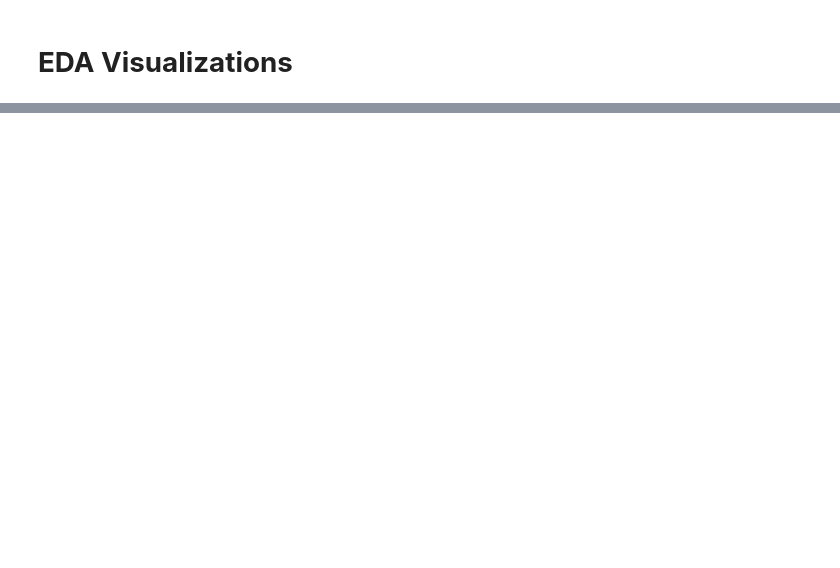
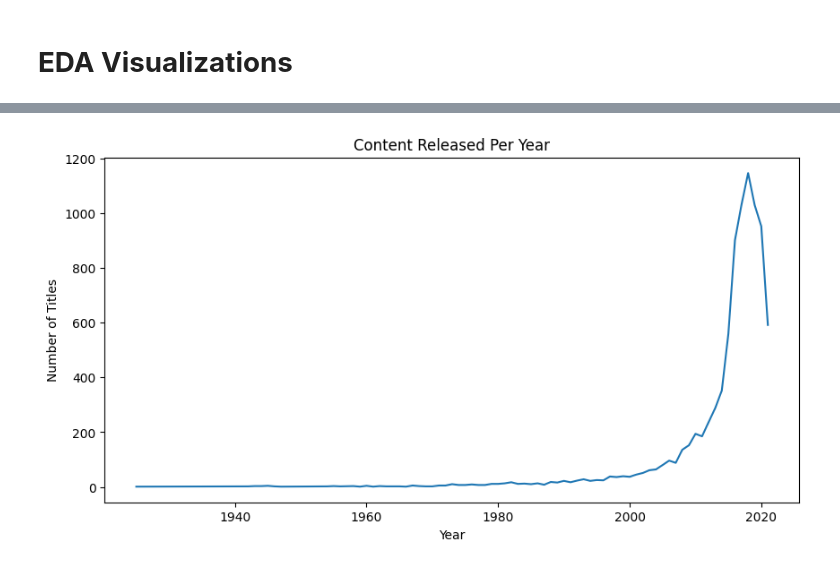
Before and after one commit to Priyahpk/PROJECTS, a Jupyter notebook: Customer_Churn_Data_Preparation_&_EDA.ipynb, the cells around one changed output, grey strips where cells are left out. Cells and saved outputs as stored; diff of their text form; code cells hidden in the pictures; blank space fills up the shorter version.

```diff
--- a/Customer_Churn_Data_Preparation_&_EDA.ipynb
+++ b/Customer_Churn_Data_Preparation_&_EDA.ipynb
@@ -162,0 +119,13 @@ plt.show()
+# %%
+# Content Released Per Year
+
+year_counts = df['release_year'].value_counts().sort_index()
+
+plt.figure(figsize=(10,5))
+plt.plot(year_counts.index, year_counts.values)
+plt.title("Content Released Per Year")
+plt.xlabel("Year")
+plt.ylabel("Number of Titles")
+plt.show()
+# %% [output]
+[figure, added]
```
Also changed, not shown: parts of 31 cells of this notebook.
